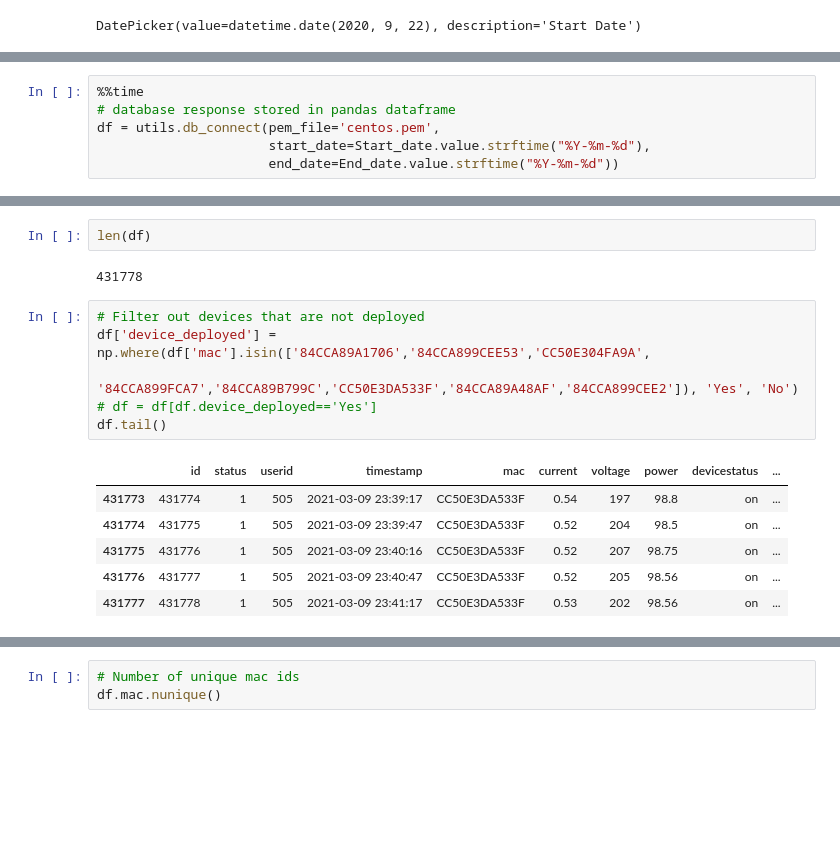
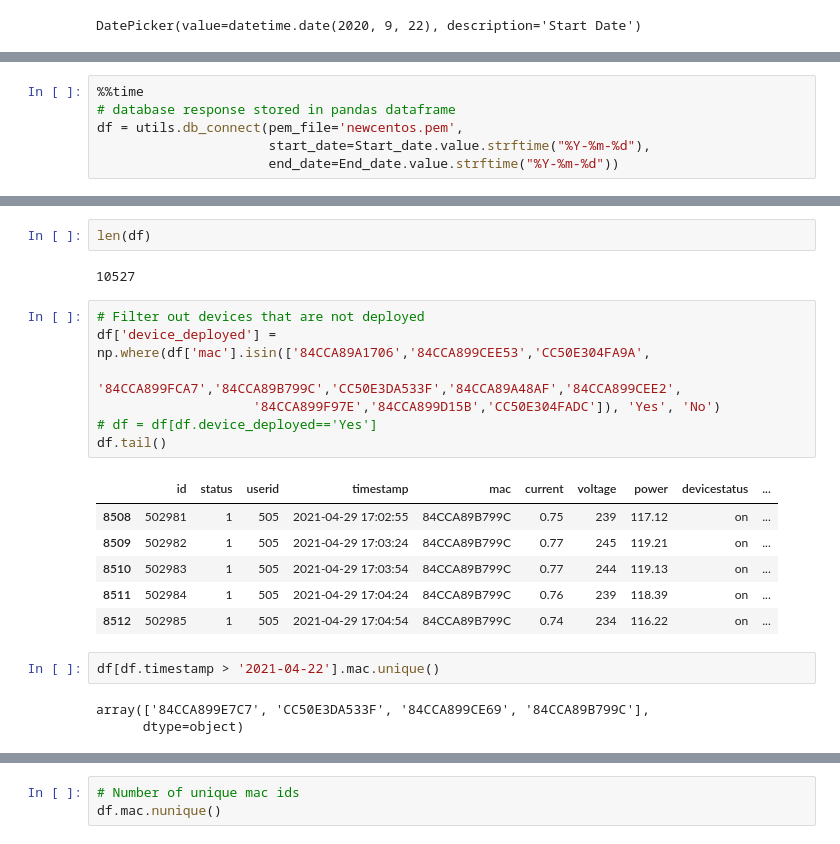
Before and after one commit to mugyenyij/U20_project, a Jupyter notebook: U20_notebook.ipynb, the cells around one changed output, grey strips where cells are left out. Cells and saved outputs as stored; diff of their text form; blank space fills up the shorter version.

```diff
--- a/U20_notebook.ipynb
+++ b/U20_notebook.ipynb
@@ -24,7 +28,7 @@ DatePicker(value=datetime.datetime(2021, 3, 9, 23, 24, 18, 920867), description=
 # %%
 %%time
 # database response stored in pandas dataframe
-df = utils.db_connect(pem_file='centos.pem',
+df = utils.db_connect(pem_file='newcentos.pem',
                       start_date=Start_date.value.strftime("%Y-%m-%d"),
                       end_date=End_date.value.strftime("%Y-%m-%d"))
 # %% [output]
@@ -33,17 +37,23 @@ Wall time: 4min 24s
 # %%
 len(df)
 # %% [output]
-431778
+10527
 # %%
 # Filter out devices that are not deployed
 df['device_deployed'] = np.where(df['mac'].isin(['84CCA89A1706','84CCA899CEE53','CC50E304FA9A',
-                   '84CCA899FCA7','84CCA89B799C','CC50E3DA533F','84CCA89A48AF','84CCA899CEE2']), 'Yes', 'No')
+                   '84CCA899FCA7','84CCA89B799C','CC50E3DA533F','84CCA89A48AF','84CCA899CEE2',
+                    '84CCA899F97E','84CCA899D15B','CC50E304FADC']), 'Yes', 'No')
 # df = df[df.device_deployed=='Yes']
 df.tail()
 # %% [output]
 |  | id | status | userid | timestamp | mac | current | voltage | power | devicestatus | ... |
-| 431773 | 431774 | 1 | 505 | 2021-03-09 23:39:17 | CC50E3DA533F | 0.54 | 197 | 98.8 | on | ... |
-| 431774 | 431775 | 1 | 505 | 2021-03-09 23:39:47 | CC50E3DA533F | 0.52 | 204 | 98.5 | on | ... |
-| 431775 | 431776 | 1 | 505 | 2021-03-09 23:40:16 | CC50E3DA533F | 0.52 | 207 | 98.75 | on | ... |
-| 431776 | 431777 | 1 | 505 | 2021-03-09 23:40:47 | CC50E3DA533F | 0.52 | 205 | 98.56 | on | ... |
-| 431777 | 431778 | 1 | 505 | 2021-03-09 23:41:17 | CC50E3DA533F | 0.53 | 202 | 98.56 | on | ... |
+| 8508 | 502981 | 1 | 505 | 2021-04-29 17:02:55 | 84CCA89B799C | 0.75 | 239 | 117.12 | on | ... |
+| 8509 | 502982 | 1 | 505 | 2021-04-29 17:03:24 | 84CCA89B799C | 0.77 | 245 | 119.21 | on | ... |
+| 8510 | 502983 | 1 | 505 | 2021-04-29 17:03:54 | 84CCA89B799C | 0.77 | 244 | 119.13 | on | ... |
+| 8511 | 502984 | 1 | 505 | 2021-04-29 17:04:24 | 84CCA89B799C | 0.76 | 239 | 118.39 | on | ... |
+| 8512 | 502985 | 1 | 505 | 2021-04-29 17:04:54 | 84CCA89B799C | 0.74 | 234 | 116.22 | on | ... |
+# %%
+df[df.timestamp > '2021-04-22'].mac.unique()
+# %% [output]
+array(['84CCA899E7C7', 'CC50E3DA533F', '84CCA899CE69', '84CCA89B799C'],
+      dtype=object)
```
Also changed, not shown: parts of 22 cells of this notebook, 5 other files.
